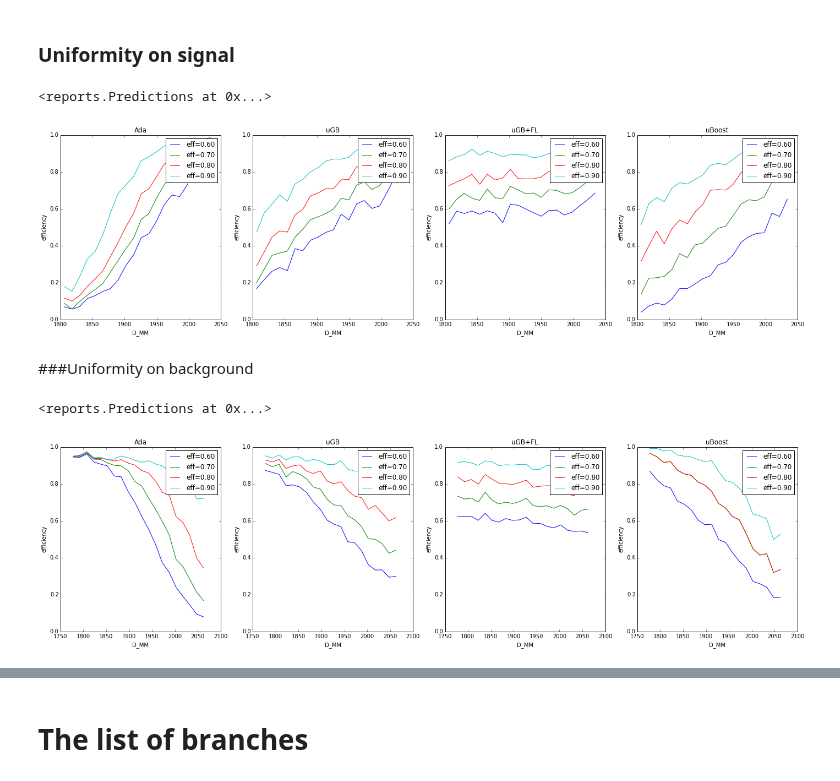
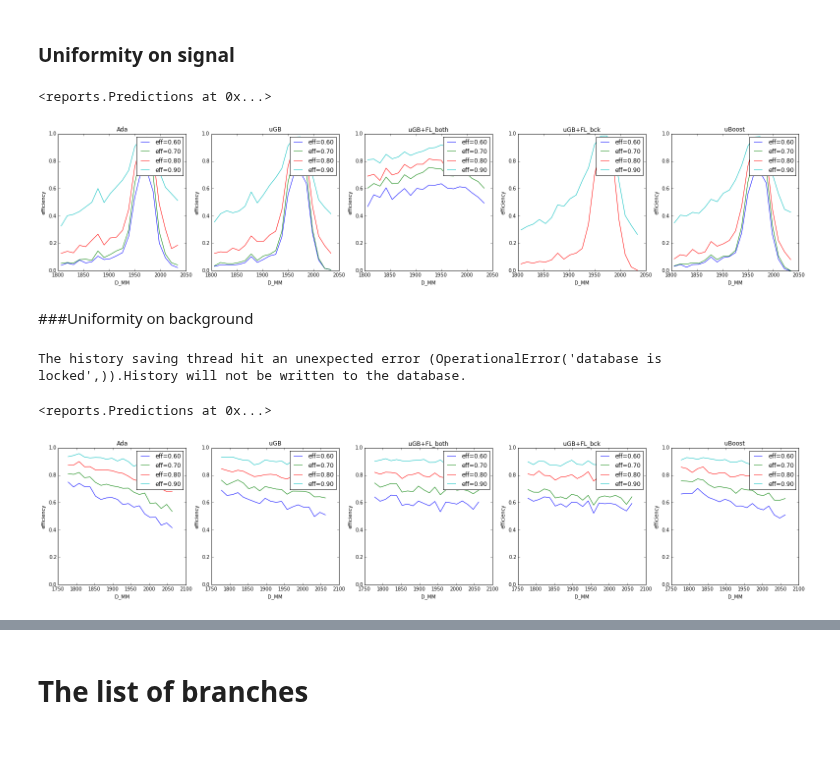
Before and after one commit to anaderi/lhcb_trigger_ml, a Jupyter notebook: IPythonWorkflow/Analysis_DInto3h_widebck.ipynb, the cells around one changed output, grey strips where cells are left out. Drawn from its saved outputs; the diff is of its cells as text; code cells hidden in the pictures; blank space fills up the shorter version.

Commit message:
uniformers, 3 features + old ones

```diff
--- a/IPythonWorkflow/Analysis_DInto3h_widebck.ipynb
+++ b/IPythonWorkflow/Analysis_DInto3h_widebck.ipynb
@@ -26,10 +26,16 @@ def print_heading(x, level=3):
 uniform_variables = ['D_MM']
 helping_variables = ['D_BKGCAT', 'D_FD_OWNPV', 'D_TRUETAU', 'D_P', ]
 
-train_variables = ['D_TAU', 'D_P', 'D_FD_OWNPV']
+train_variables = ['D_P', 'D_FD_OWNPV', 'D_TAU',
+                   'D_BPVIPCHI2', 'D_BPVTRGPOINTING', 'D_BPVVD', 'D_DOCA',
+                   'D_DOCA12', 'D_DOCA13', 'D_DOCA23', 'D_vchi2', 'D_MINIP', 'D_MINIPCHI2',
+                   'D_PT', 'D_MMERR', 'D_BKGCAT',
+                   'p1_PT', 'p2_PT', 'p3_PT',
+                   'p1_IPCHI2_OWNPV', 'p2_IPCHI2_OWNPV', 'p3_IPCHI2_OWNPV'
+                   ]
 
-all_branches = uniform_variables + helping_variables
-all_branches = list(set(all_branches))
+all_branches = uniform_variables + helping_variables + train_variables
+all_branches = list(set(all_branches) - set(['D_TAU']))
 # %% [markdown]
 ## Loading data from ROOT
 # %%
@@ -161,3 +111,6 @@ pass
+# %%
+trainY = 1 - trainY
+testY = 1 - testY
 # %% [markdown]
 # Uniformity in mass of D
 ## Setting up classifiers
@@ -167,21 +120,22 @@ base_tree = DecisionTreeClassifier(**tree_params)
 n_estimators = 200
 # %%
 classifiers = reports.ClassifiersDict()
-# for depth in [3, 8, 15, 20]:
-#     tree = DecisionTreeClassifier(max_depth=depth, min_samples_leaf=30)
-#     classifiers['ada' + str(depth)] = HidingClassifier(train_variables=train_variables,
-#                 base_estimator=AdaBoostClassifier(base_estimator=tree, n_estimators=n_estimators))
 
 classifiers['Ada'] = HidingClassifier(train_variables=train_variables,
                 base_estimator=AdaBoostClassifier(base_estimator=base_tree, n_estimators=n_estimators))
 
-knnloss = ugb.SimpleKnnLossFunction(uniform_variables, knn=20)
+knnloss = ugb.SimpleKnnLossFunction(uniform_variables, knn=20, uniform_label=1)
 classifiers['uGB']    = ugb.MyGradientBoostingClassifier(loss=knnloss, n_estimators=n_estimators,
                                                          learning_rate=0.5, train_variables=train_variables, **tree_params)
 
-flatnessloss = ugb.FlatnessLossFunction(uniform_variables, ada_coefficient=0.05, uniform_label=[0,1], power=2.5)
-classifiers['uGB+FL'] = ugb.MyGradientBoostingClassifier(loss=flatnessloss, n_estimators=n_estimators,
+flatnessloss_both = ugb.FlatnessLossFunction(uniform_variables, ada_coefficient=0.05, uniform_label=[0,1], power=2.5)
+classifiers['uGB+FL_both'] = ugb.MyGradientBoostingClassifier(loss=flatnessloss_both, n_estimators=n_estimators,
                                                          learning_rate=0.2, train_variables=train_variables, **tree_params)
+
+flatnessloss_bck = ugb.FlatnessLossFunction(uniform_variables, ada_coefficient=0.05, uniform_label=1, power=2.5)
+classifiers['uGB+FL_bck'] = ugb.MyGradientBoostingClassifier(loss=flatnessloss_bck, n_estimators=n_estimators,
+                                                         learning_rate=0.2, train_variables=train_variables, **tree_params)
+
 classifiers.fit(trainX, trainY, ipc_profile=ipc_profile)
 pass
 # %% [output]
@@ -189,6 +143,6 @@ We spent 38.90 seconds on parallel training
 # %%
 %%time
 classifiers['uBoost'] = uboost.uBoostClassifier(uniform_variables=uniform_variables, train_variables=train_variables,
-            n_estimators=n_estimators, base_estimator=base_tree, smoothing=0.,
+            n_estimators=n_estimators, base_estimator=base_tree,
             efficiency_steps=10, ipc_profile=ipc_profile).fit(trainX, trainY)
 # %% [output]
@@ -201,17 +155,18 @@ preds = classifiers.test_on(testX, testY, low_memory=False)
 # %% [markdown]
 ### Uniformity on signal
 # %%
-preds.efficiency(uniform_variables=uniform_variables, label=1)
+preds.efficiency(uniform_variables=uniform_variables, label=1-1)
 # %% [output]
 <reports.Predictions at 0x...>
-[figure, old version]
+[figure, new version]
 # %% [markdown]
 ###Uniformity on background
 # %%
-preds.efficiency(uniform_variables=uniform_variables, label=0)
+preds.efficiency(uniform_variables=uniform_variables, label=1-0)
 # %% [output]
-<reports.Predictions at 0x...>
+The history saving thread hit an unexpected error (OperationalError('database is locked',)).History will not be written to the database.
+<reports.Predictions at 0x...>
-[figure, old version]
+[figure, new version]
 # %%
 preds.roc()
 # %% [output]
```
Also changed, not shown: parts of 21 cells of this notebook.
